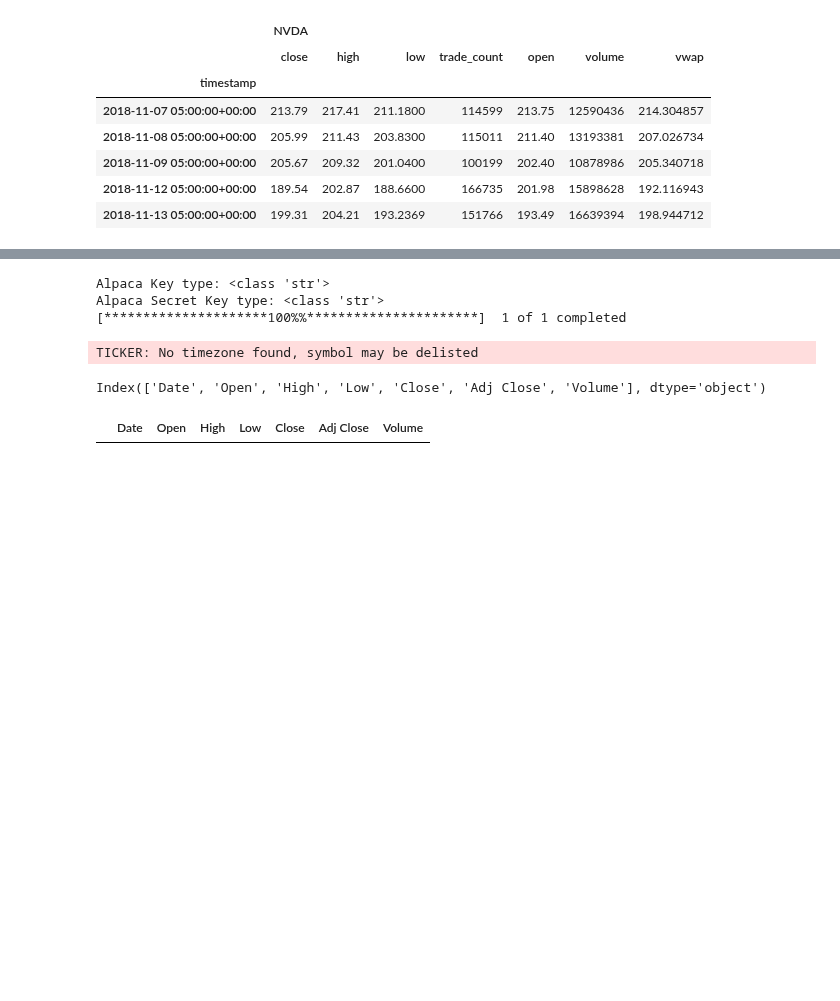
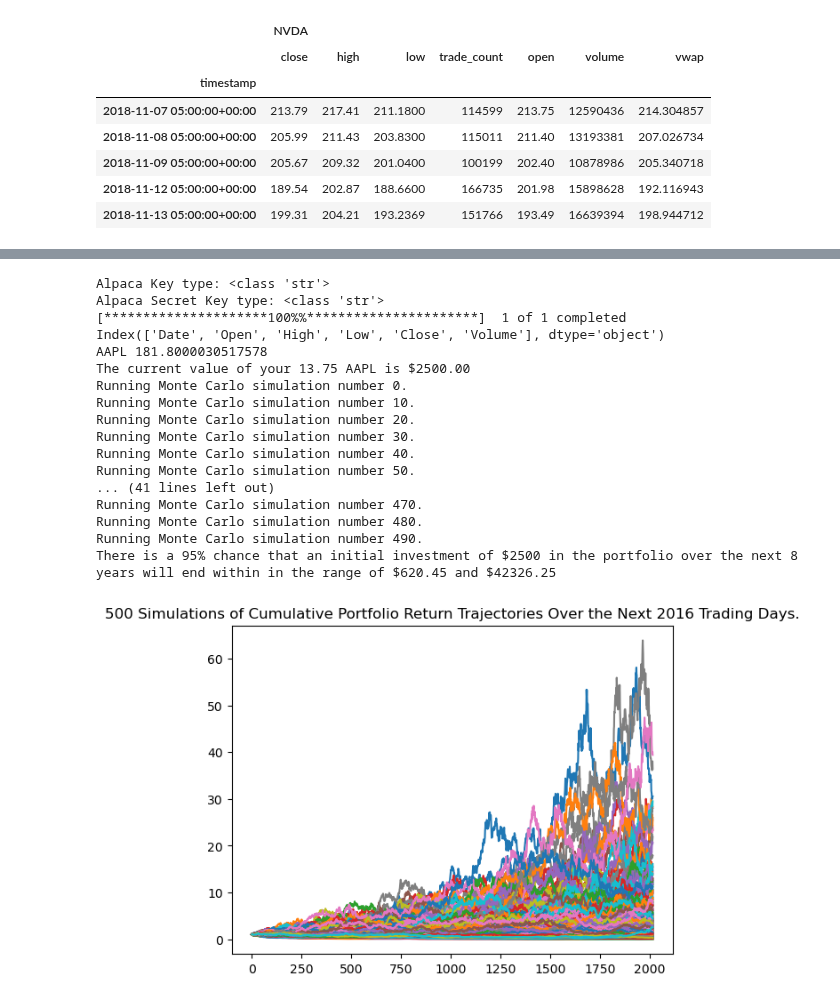
Before and after one commit to ZekeH43/Project-1, a Jupyter notebook: Risk_Simulator.ipynb, the cells around one changed output, grey strips where cells are left out. Saved outputs shown, nothing was run; the diff lists cells and outputs as text; code cells hidden in the pictures; blank space fills up the shorter version.

```diff
--- a/Risk_Simulator.ipynb
+++ b/Risk_Simulator.ipynb
@@ -346,9 +409,21 @@ def risk_simulation(ticker):
 # %%
-risk_simulation(ticker='NVDA')
+risk_simulation(ticker='AAPL', years= 8)
 # %% [output]
 Alpaca Key type: <class 'str'>
 Alpaca Secret Key type: <class 'str'>
 [*********************100%%**********************]  1 of 1 completed
+Index(['Date', 'Open', 'High', 'Low', 'Close', 'Volume'], dtype='object')
+AAPL 181.8000030517578
+The current value of your 13.75 AAPL is $2500.00
+Running Monte Carlo simulation number 0.
+Running Monte Carlo simulation number 10.
+Running Monte Carlo simulation number 20.
+Running Monte Carlo simulation number 30.
+Running Monte Carlo simulation number 40.
+Running Monte Carlo simulation number 50.
+... (41 lines left out)
+Running Monte Carlo simulation number 470.
+Running Monte Carlo simulation number 480.
+Running Monte Carlo simulation number 490.
+There is a 95% chance that an initial investment of $2500 in the portfolio over the next 8 years will end within in the range of $620.45 and $42326.25
-TICKER: No timezone found, symbol may be delisted
-Index(['Date', 'Open', 'High', 'Low', 'Close', 'Adj Close', 'Volume'], dtype='object')
-|  | Date | Open | High | Low | Close | Adj Close | Volume |
+[figure, added]
```
Also changed, not shown: parts of 16 cells of this notebook, 8 other files.
